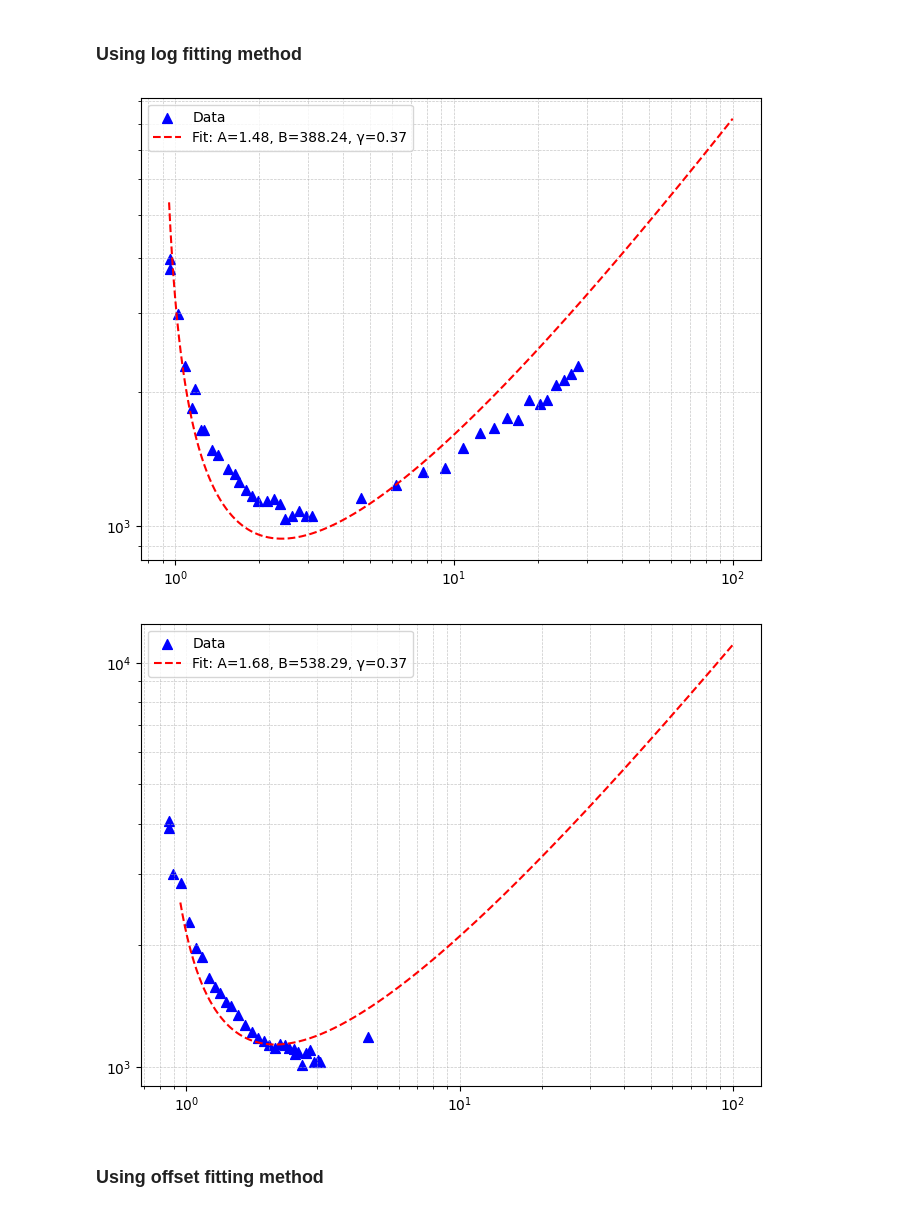
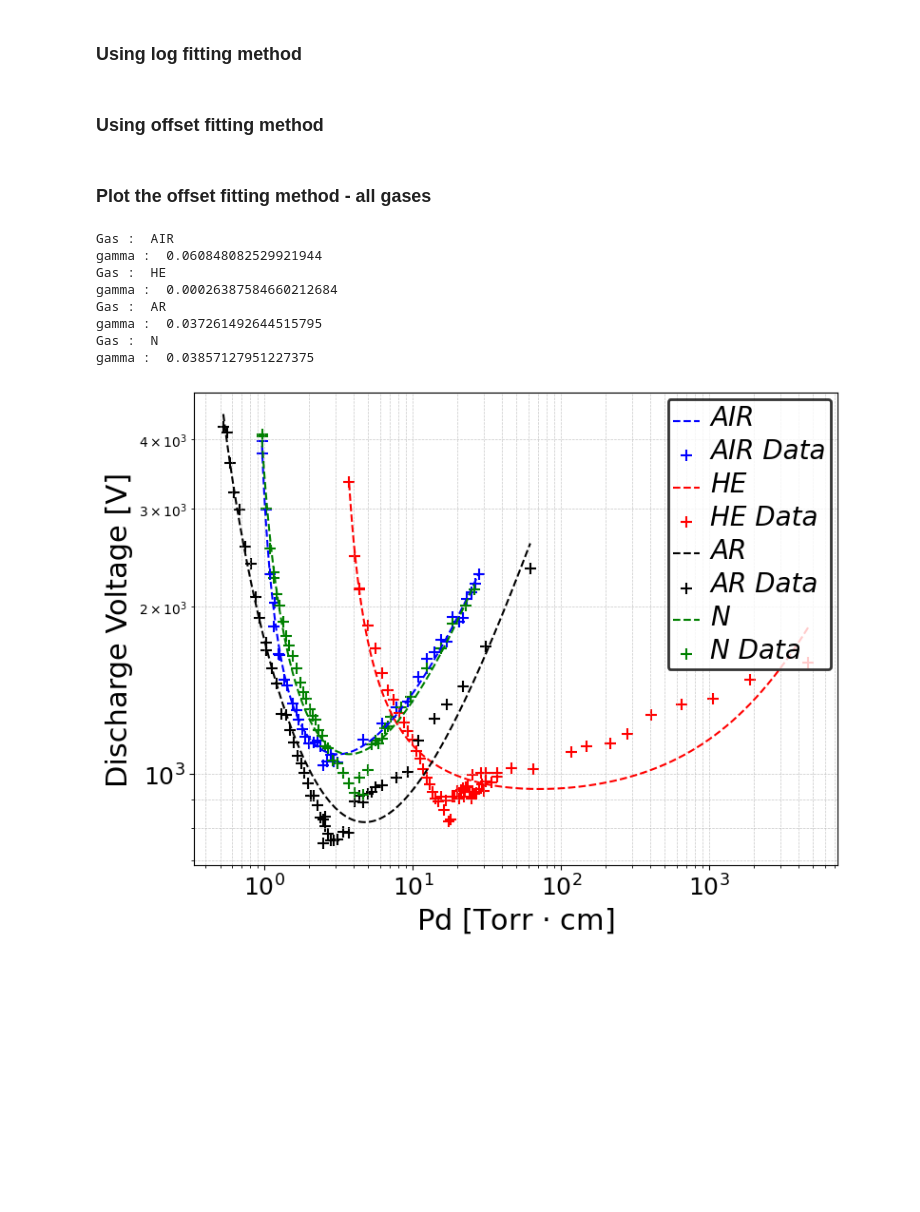
Before and after one commit to ferocitoo/TP3, a Jupyter notebook: TP_Plasma/Discharge.ipynb, the cells around one changed output. Drawn from its saved outputs; the diff is of its cells as text; code cells hidden in the pictures; blank space fills up the shorter version.

```diff
--- a/TP_Plasma/Discharge.ipynb
+++ b/TP_Plasma/Discharge.ipynb
@@ -191,31 +218,28 @@ for g in range(len(Gases)):
 ### Using log fitting method
 # %%
 
-for g in range(len(Gases)):
-    # Log-transform your x and y data before fitting
-    log_pd_data = np.log(Ps_torr[g] * d)
-    log_V_data = np.log(discharge_Vs[g])
+# for g in range(len(Gases)):
+#     # Log-transform your x and y data before fitting
+#     log_pd_data = np.log(Ps_torr[g] * d)
+#     log_V_data = np.log(discharge_Vs[g])
 
-    # Fit in log-log space
-    popt, pcov = curve_fit(log_fit, log_pd_data, log_V_data, p0=[np.log(10), np.log(247), 1],
-                        bounds=([-np.inf, -np.inf, 0], [np.inf, np.inf, np.inf]), maxfev=10000)
+#     # Fit in log-log space
+#     popt, pcov = curve_fit(log_fit, log_pd_data, log_V_data, p0=[np.log(10), np.log(247), 1],
+#                         bounds=([-np.inf, -np.inf, 0], [np.inf, np.inf, np.inf]), maxfev=10000)
 
-    # Generate fitted curve in log-space
-    pd_fit = np.log(np.linspace(0.95, 100, 100000))
-    log_V_fit = log_fit(pd_fit, *popt)
+#     # Generate fitted curve in log-space
+#     pd_fit = np.log(np.linspace(0.95, 100, 100000))
+#     log_V_fit = log_fit(pd_fit, *popt)
 
-    # Plot in log-log scale
-    fig, ax = plt.subplots(figsize=(8, 6))
-    ax.scatter(np.exp(log_pd_data), np.exp(log_V_data), label="Data", marker="^", s=50, color = 'blue')
-    ax.plot(np.exp(pd_fit), np.exp(log_V_fit), label=f"Fit: A={np.exp(popt[0]):.2f}, B={np.exp(popt[1]):.2f}, γ={popt[2]:.2f}", color = 'red', linestyle='--')
+#     # Plot in log-log scale
+#     fig, ax = plt.subplots(figsize=(8, 6))
+#     ax.scatter(np.exp(log_pd_data), np.exp(log_V_data), label="Data", marker="^", s=50, color = 'blue')
+#     ax.plot(np.exp(pd_fit), np.exp(log_V_fit), label=f"Fit: A={np.exp(popt[0]):.2f}, B={np.exp(popt[1]):.2f}, γ={popt[2]:.2f}", color = 'red', linestyle='--')
 
-    ax.set_xscale("log")
-    ax.set_yscale("log")
-    plt.legend()
-    plt.grid(True, which="both", linestyle="--", linewidth=0.5, alpha=0.7)
-    plt.show()
+#     ax.set_xscale("log")
+#     ax.set_yscale("log")
+#     plt.legend()
+#     plt.grid(True, which="both", linestyle="--", linewidth=0.5, alpha=0.7)
+#     plt.show()
-# %% [output]
-[figure, removed]
-[figure, removed]
 # %% [markdown]
 ### Using offset fitting method
@@ -221,0 +283,39 @@ for g in range(len(Gases)):
+# %% [markdown]
+### Plot the offset fitting method - all gases
+# %%
+ax, fig =u.create_figure_and_apply_format((8, 6), xlabel=r"Pd [Torr $\cdot$ cm]", ylabel="Discharge Voltage [V]")
+
+colors = ['blue', 'red', 'black', 'green']
+
+for g in range(len(Gases)):
+    pd = Ps_torr[g] * d
+    V = discharge_Vs[g]
+
+    popt = params[g]
+    C = popt[2]
+
+    pd_fit = np.linspace(np.min(pd), np.max(pd), 100000)
+    ax.plot(pd_fit, fit_offset(pd_fit, *popt), label=f'{Gases[g]}', linestyle='--', color=colors[g])
+    print("Gas : ", Gases[g])
+    print("gamma : ", 1/(np.exp(np.exp(C)-1)))
+
+
+    # Scatter plot for the current gas
+    # ax.errorbar(pd, V, xerr=pd_error[g], yerr=0.1, fmt='^', ecolor='red', capsize=5, alpha=0.4)
+    ax.scatter(pd, V, label=f'{Gases[g]} Data', marker='+', s=75, color=colors[g])
+
+
+    ax.set_xscale('log')
+    ax.set_yscale('log')
+    u.set_legend_properties(ax, loc="upper right")
+    plt.grid(True, which="both", linestyle="--", linewidth=0.5, alpha=0.7)
+# %% [output]
+Gas :  AIR
+gamma :  0.060848082529921944
+Gas :  HE
+gamma :  0.00026387584660212684
+Gas :  AR
+gamma :  0.037261492644515795
+Gas :  N
+gamma :  0.03857127951227375
+[figure, added]
```
Also changed, not shown: parts of 11 cells of this notebook, 1 other file.
